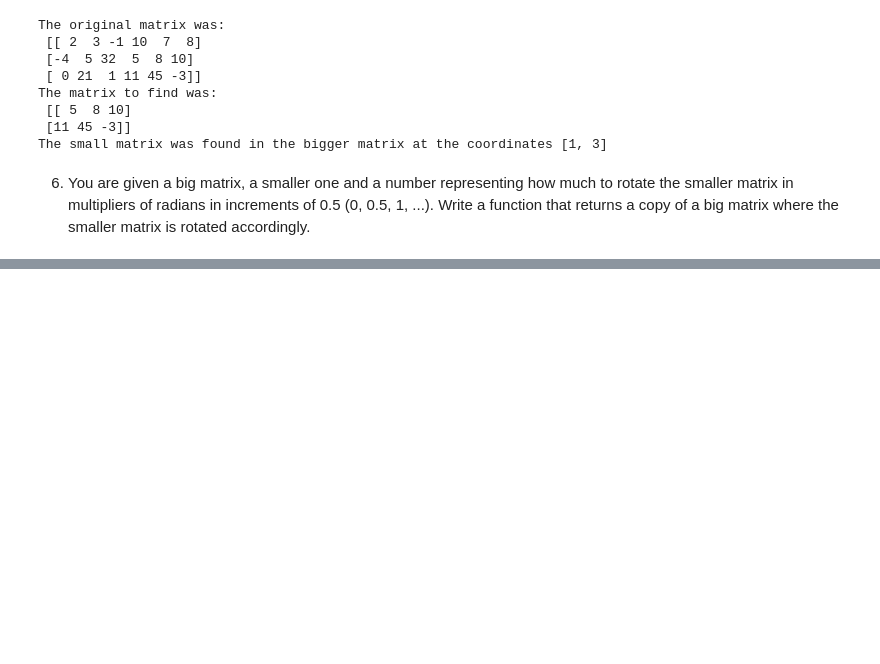
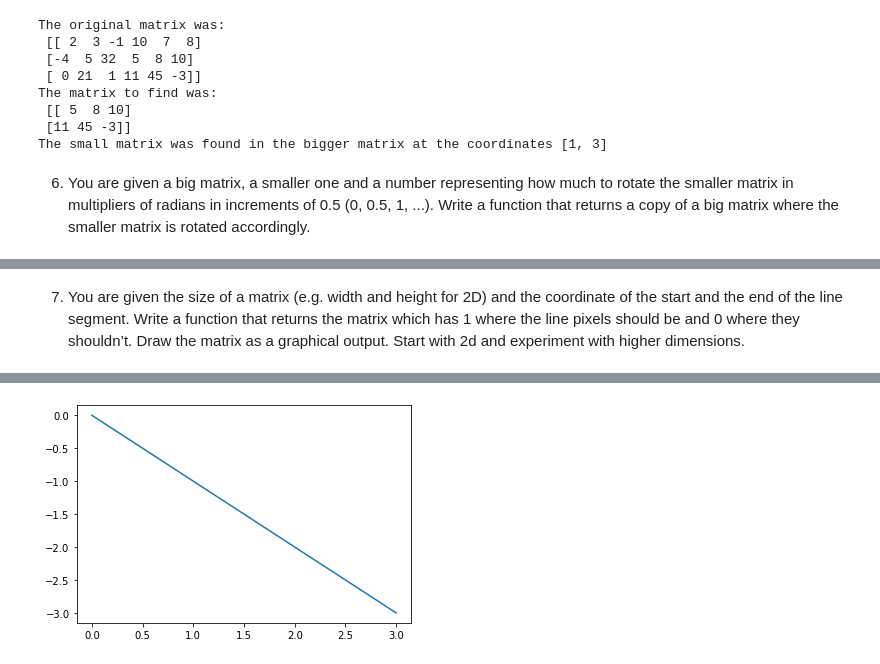
Before and after one commit to vanyad01/ANT61, a Jupyter notebook: matrices.ipynb, the cells around one changed output, grey strips where cells are left out. Cells and saved outputs as stored; diff of their text form; code cells hidden in the pictures; blank space fills up the shorter version.

```diff
--- a/matrices.ipynb
+++ b/matrices.ipynb
@@ -485,3 +479,82 @@ The rotated matrix is:
  [[ 2  3 -1 10  7  8]
  [-4  5 32 45 11  5]
  [ 0 21  1 -3 10  8]]
+# %% [markdown]
+7. You are given the size of a matrix (e.g. width and height for 2D) and the coordinate of the start and the end of the line segment. Write a function that returns the matrix which has 1 where the line pixels should be and 0 where they shouldn’t. Draw the matrix as a graphical output. Start with 2d and experiment with higher dimensions.
+# %%
+import numpy as np
+import matplotlib.pyplot as plt
+
+def draw(width, height, start_co, end_co):
+
+    # create the initial matrix with all 0s according to the dimensions specified.
+    mtx = np.arange(width*height).reshape(height, width)
+    mtx = np.zeros_like(mtx, int)
+
+    # make sure start row is always the smaller value of the 2 rows given.
+    # same for columns.
+    start_row = start_co[0]
+    start_col = start_co[1]
+    end_row = end_co[0]
+    end_col = end_co[1]
+    if (start_co[0] > end_co[0]):
+        start_row = end_co[0]
+        end_row = start_co[0]
+        start_col = end_co[1]
+        end_col = start_co[1]
+
+    sum = start_row + start_col
+
+    # make sure coordinates are within range.
+    if (start_row < 0) or (end_row > height) or (start_col < 0) or (end_col > width):
+        print("Coordinates do not exist in the given matrix.")
+        return
+
+    # CASE 1: draw line in a single column.
+    if (start_col == end_col):
+        for i in range(start_row, end_row+1):
+            mtx[i][start_col] = 1
+
+    # CASE 2: draw line in a single row.
+    elif (start_row == end_row):
+        if (start_col < end_col):
+            for j in range(start_col, end_col+1):
+                mtx[start_row][j] = 1
+        else:
+            for j in range(end_col, start_col+1):
+                mtx[start_row][j] = 1
+
+    # CASE 3A: draw line going diagonally left.
+    elif (end_col > start_col):
+        for i in range(start_row, end_row+1):
+            for j in range(start_col, end_col+1):
+                if ((i - j) == 0):
+                    mtx[i][j] = 1
+
+    # CASE 3B: draw line going diagonally right.
+    elif (end_col < start_col):
+        for i in range(start_row, end_row+1):
+            for j in range(end_col, start_col+1):
+                if ((i + j) == sum):
+                    mtx[i][j] = 1
+
+
+    return mtx
+
+width = 5
+height = 5
+start_co = [3,3]
+end_co = [0,0]
+results = draw(width, height, start_co, end_co)
+print(f"The matrix is:\n{results}")
+print(f"The graphic plot would look like this:")
+# make the y-axis negative because the matrix begins from the top right-hand corner,
+#  but the plot begins from the bottom left-hand corner. making the y-coordinates
+#  negative helps the visualisation of the matrix clearer.
+y1 = -start_co[0]
+y2 = -end_co[0]
+xpoints = np.array([start_co[1], end_co[1]])
+ypoints = np.array([y1,y2])
+plt.plot(xpoints,ypoints)
+plt.show()
+# %% [output]
@@ -487,0 +568 @@ The rotated matrix is:
+[figure, added]
```
Also changed, not shown: parts of 2 cells of this notebook.
